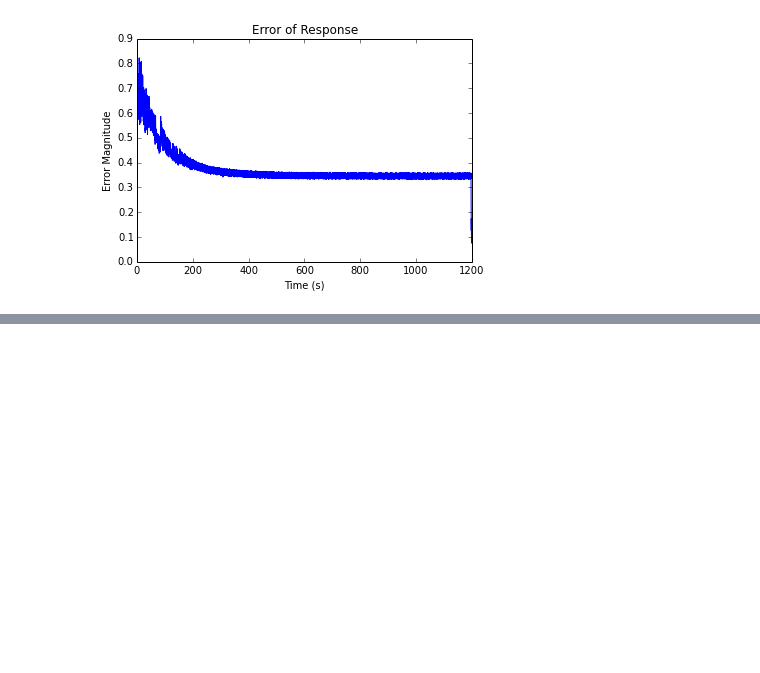
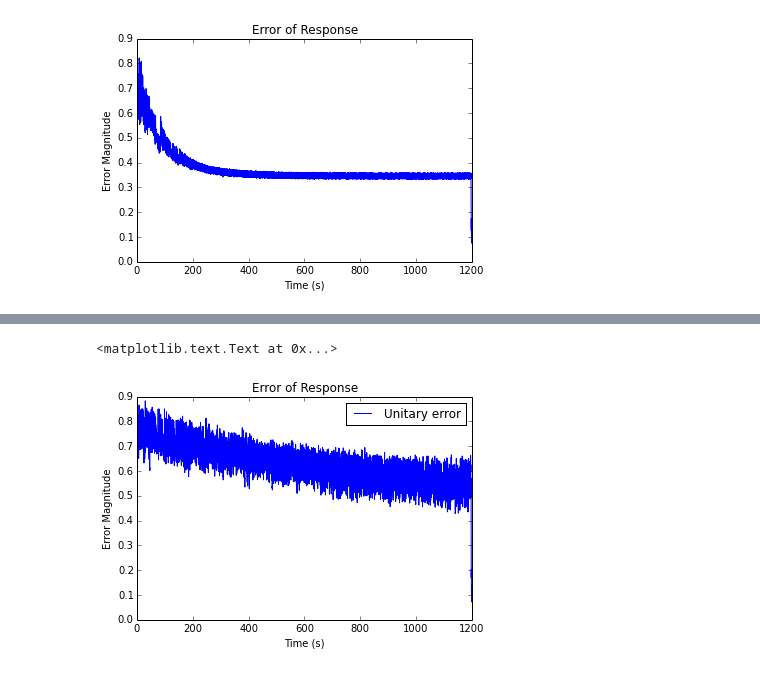
Before and after one commit to Seanny123/counting_to_addition, a Jupyter notebook: learn_fig.ipynb, the cells around one changed output, grey strips where cells are left out. Cells and saved outputs as stored; diff of their text form; code cells hidden in the pictures; blank space fills up the shorter version.

```diff
--- a/learn_fig.ipynb
+++ b/learn_fig.ipynb
@@ -108,0 +153,9 @@ array([ 0.03973151,  0.06871888,  0.11038907, ...,  0.30525009,
+# %%
+plt.plot(t, filt(np.linalg.norm(ens_error, axis=1), 0.5, dt=0.001))
+plt.legend(["Unitary error", "Normal error"])
+plt.ylabel("Error Magnitude")
+plt.xlabel("Time (s)")
+plt.title("Error of Response")
+# %% [output]
+<matplotlib.text.Text at 0x...>
+[figure, added]
```
Also changed, not shown: parts of 8 cells of this notebook, 5 other files.
